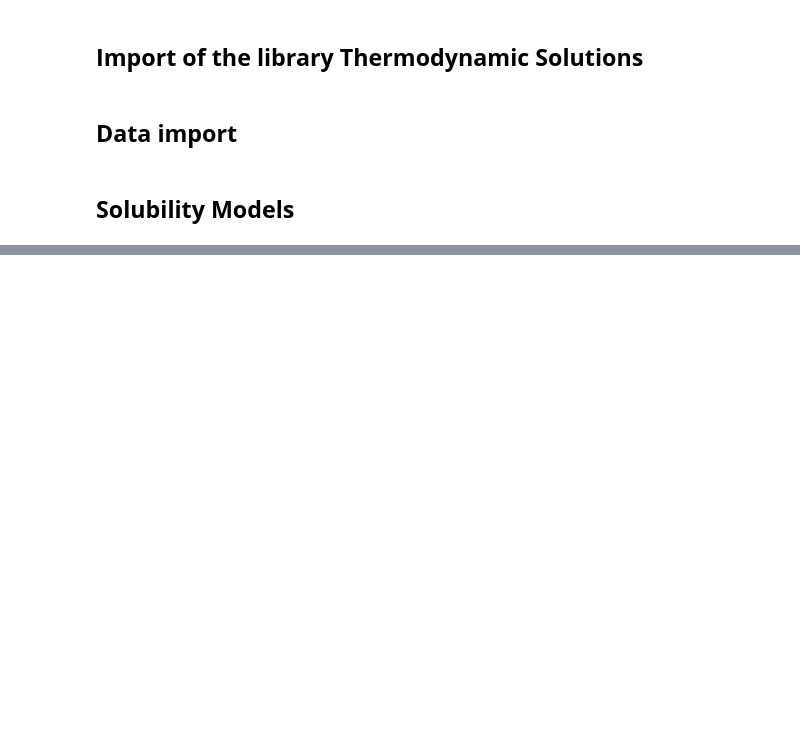
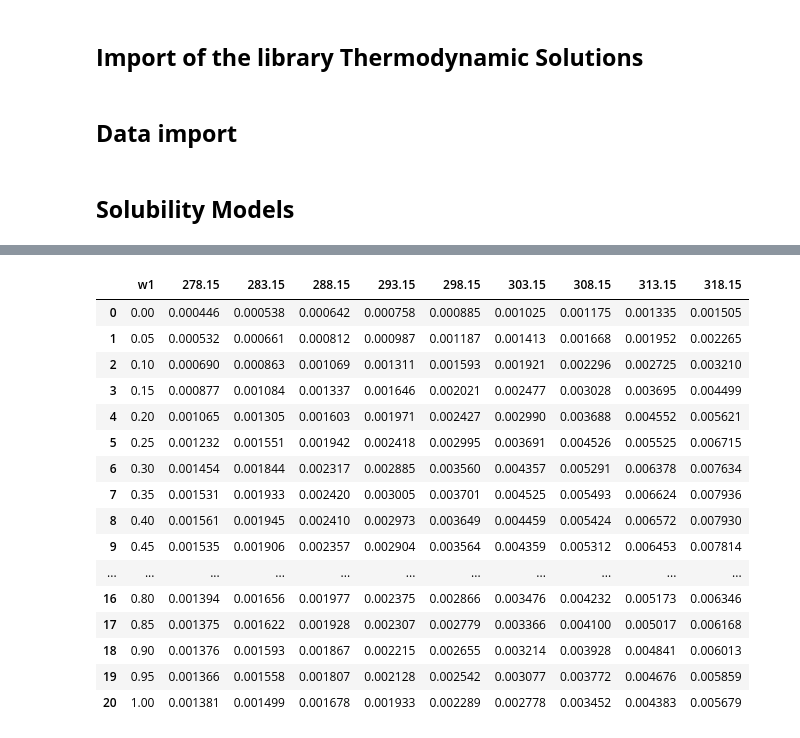
Before and after one commit to josorio398/Datos-Experimentales-Articulos, a Jupyter notebook: Test_Notebook_Thermodynamic_Solutions.ipynb, the cells around one changed output, grey strips where cells are left out. Cells and saved outputs as stored; diff of their text form; code cells hidden in the pictures; blank space fills up the shorter version.

```diff
--- a/Test_Notebook_Thermodynamic_Solutions.ipynb
+++ b/Test_Notebook_Thermodynamic_Solutions.ipynb
@@ -69,0 +98,20 @@ model.parameters()
+# %%
+model_apelblat.calculated_values()
+# %% [output]
+|  | w1 | 278.15 | 283.15 | 288.15 | 293.15 | 298.15 | 303.15 | 308.15 | 313.15 | 318.15 |
+| 0 | 0.00 | 0.000446 | 0.000538 | 0.000642 | 0.000758 | 0.000885 | 0.001025 | 0.001175 | 0.001335 | 0.001505 |
+| 1 | 0.05 | 0.000532 | 0.000661 | 0.000812 | 0.000987 | 0.001187 | 0.001413 | 0.001668 | 0.001952 | 0.002265 |
+| 2 | 0.10 | 0.000690 | 0.000863 | 0.001069 | 0.001311 | 0.001593 | 0.001921 | 0.002296 | 0.002725 | 0.003210 |
+| 3 | 0.15 | 0.000877 | 0.001084 | 0.001337 | 0.001646 | 0.002021 | 0.002477 | 0.003028 | 0.003695 | 0.004499 |
+| 4 | 0.20 | 0.001065 | 0.001305 | 0.001603 | 0.001971 | 0.002427 | 0.002990 | 0.003688 | 0.004552 | 0.005621 |
+| 5 | 0.25 | 0.001232 | 0.001551 | 0.001942 | 0.002418 | 0.002995 | 0.003691 | 0.004526 | 0.005525 | 0.006715 |
+| 6 | 0.30 | 0.001454 | 0.001844 | 0.002317 | 0.002885 | 0.003560 | 0.004357 | 0.005291 | 0.006378 | 0.007634 |
+| 7 | 0.35 | 0.001531 | 0.001933 | 0.002420 | 0.003005 | 0.003701 | 0.004525 | 0.005493 | 0.006624 | 0.007936 |
+| 8 | 0.40 | 0.001561 | 0.001945 | 0.002410 | 0.002973 | 0.003649 | 0.004459 | 0.005424 | 0.006572 | 0.007930 |
+| 9 | 0.45 | 0.001535 | 0.001906 | 0.002357 | 0.002904 | 0.003564 | 0.004359 | 0.005312 | 0.006453 | 0.007814 |
+| ... | ... | ... | ... | ... | ... | ... | ... | ... | ... | ... |
+| 16 | 0.80 | 0.001394 | 0.001656 | 0.001977 | 0.002375 | 0.002866 | 0.003476 | 0.004232 | 0.005173 | 0.006346 |
+| 17 | 0.85 | 0.001375 | 0.001622 | 0.001928 | 0.002307 | 0.002779 | 0.003366 | 0.004100 | 0.005017 | 0.006168 |
+| 18 | 0.90 | 0.001376 | 0.001593 | 0.001867 | 0.002215 | 0.002655 | 0.003214 | 0.003928 | 0.004841 | 0.006013 |
+| 19 | 0.95 | 0.001366 | 0.001558 | 0.001807 | 0.002128 | 0.002542 | 0.003077 | 0.003772 | 0.004676 | 0.005859 |
+| 20 | 1.00 | 0.001381 | 0.001499 | 0.001678 | 0.001933 | 0.002289 | 0.002778 | 0.003452 | 0.004383 | 0.005679 |
```
Also changed, not shown: parts of 18 cells of this notebook.
